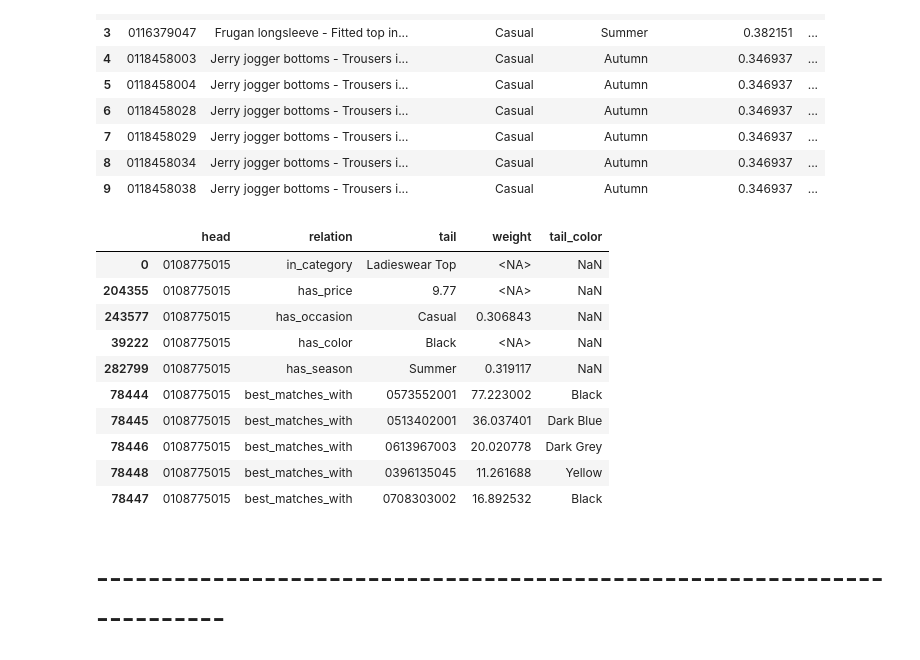
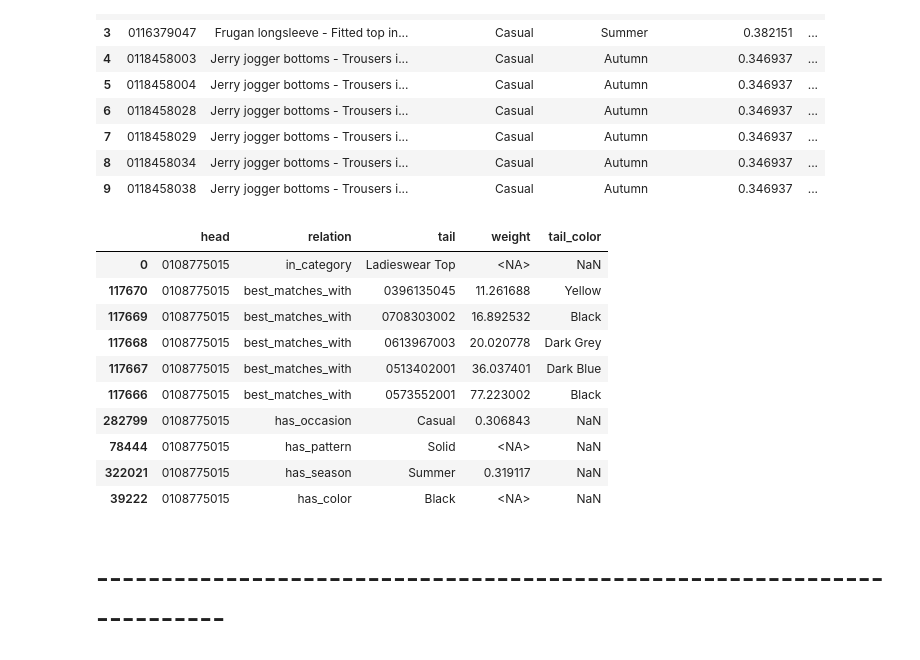
Before and after one commit to victorjongsoon/fashion-recommender, a Jupyter notebook: services/recommender-service/kg/DataProcess.ipynb, the cells around one changed output. Drawn from its saved outputs; the diff is of its cells as text; code cells hidden in the pictures.

```diff
--- a/services/recommender-service/kg/DataProcess.ipynb
+++ b/services/recommender-service/kg/DataProcess.ipynb
@@ -485,6 +485,15 @@ df_color = pd.DataFrame({
     'head' : valid_items['article_id'],
     'relation' : 'has_color',
     'tail' : valid_items['colour_group_name'],
+    'weight' : np.nan,
+    'tail_color' : np.nan,
+})
+
+# Pattern
+df_pattern = pd.DataFrame({
+    'head' : valid_items['article_id'],
+    'relation' : 'has_pattern',
+    'tail' : valid_items['graphical_appearance_name'],
     'weight' : np.nan,
     'tail_color' : np.nan,
 })
@@ -508,43 +517,43 @@ df_price = pd.DataFrame({
 })
 
 # Occasions
 df_occasion = pd.DataFrame({
     'head' : valid_items['article_id'],
     'relation' : 'has_occasion',
     'tail' : valid_items['assigned_occasion'],
     'weight' : valid_items['occ_confidence_score'],
     'tail_color' : np.nan
 })
 
 # Seasons
 df_season = pd.DataFrame({
     'head' : valid_items['article_id'],
     'relation' : 'has_season',
     'tail' : valid_items['assigned_season'],
     'weight' : valid_items['season_confidence_score'],
     'tail_color' : np.nan
 })
 
 # Concatenate all edges into one DataFrame
-final_edges = pd.concat([df_category, df_color, df_matches, df_price, df_occasion, df_season], ignore_index=True)
+final_edges = pd.concat([df_category, df_color, df_pattern, df_matches, df_price, df_occasion, df_season], ignore_index=True)
 
 # Clean up the DataFrame (e.g., drop rows with missing heads or tails)
 final_edges = final_edges.dropna(subset=['head', 'tail']).reset_index(drop=True)
 final_edges['head'] = final_edges['head'].astype(str).str.zfill(10)
 final_edges = final_edges.sort_values(by=['head',], ascending=[True])
 display(final_edges.head(10))
 # %% [output]
 |  | head | relation | tail | weight | tail_color |
 | 0 | 0108775015 | in_category | Ladieswear Top | <NA> | NaN |
-| 204355 | 0108775015 | has_price | 9.77 | <NA> | NaN |
-| 243577 | 0108775015 | has_occasion | Casual | 0.306843 | NaN |
+| 117670 | 0108775015 | best_matches_with | 0396135045 | 11.261688 | Yellow |
+| 117669 | 0108775015 | best_matches_with | 0708303002 | 16.892532 | Black |
+| 117668 | 0108775015 | best_matches_with | 0613967003 | 20.020778 | Dark Grey |
+| 117667 | 0108775015 | best_matches_with | 0513402001 | 36.037401 | Dark Blue |
+| 117666 | 0108775015 | best_matches_with | 0573552001 | 77.223002 | Black |
+| 282799 | 0108775015 | has_occasion | Casual | 0.306843 | NaN |
+| 78444 | 0108775015 | has_pattern | Solid | <NA> | NaN |
+| 322021 | 0108775015 | has_season | Summer | 0.319117 | NaN |
 | 39222 | 0108775015 | has_color | Black | <NA> | NaN |
-| 282799 | 0108775015 | has_season | Summer | 0.319117 | NaN |
-| 78444 | 0108775015 | best_matches_with | 0573552001 | 77.223002 | Black |
-| 78445 | 0108775015 | best_matches_with | 0513402001 | 36.037401 | Dark Blue |
-| 78446 | 0108775015 | best_matches_with | 0613967003 | 20.020778 | Dark Grey |
-| 78448 | 0108775015 | best_matches_with | 0396135045 | 11.261688 | Yellow |
-| 78447 | 0108775015 | best_matches_with | 0708303002 | 16.892532 | Black |
 # %% [markdown]
 # -----------------------------------------------------------------------
 # %% [markdown]
```
Also changed, not shown: 2 other files.
